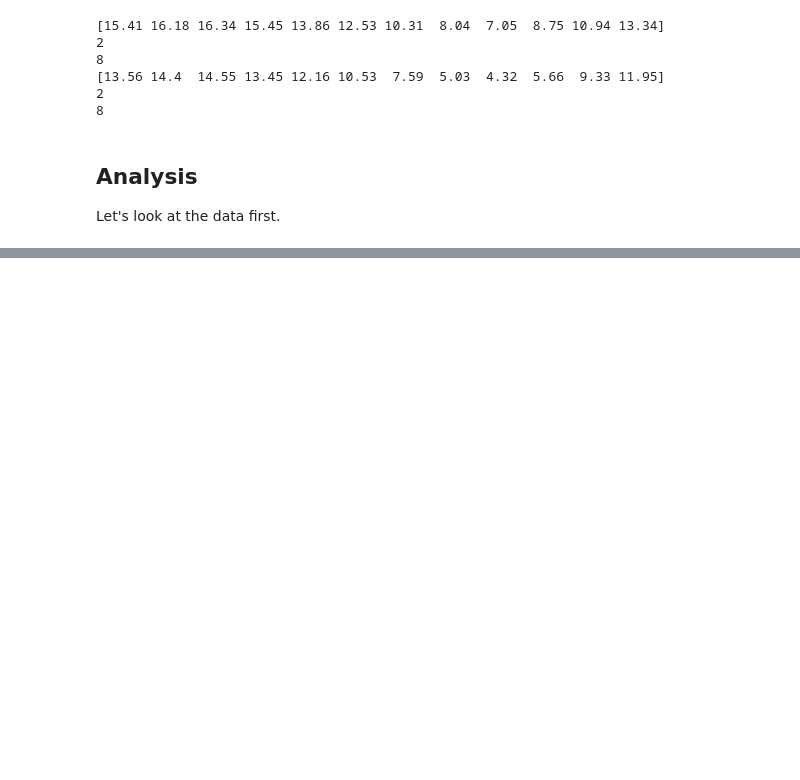
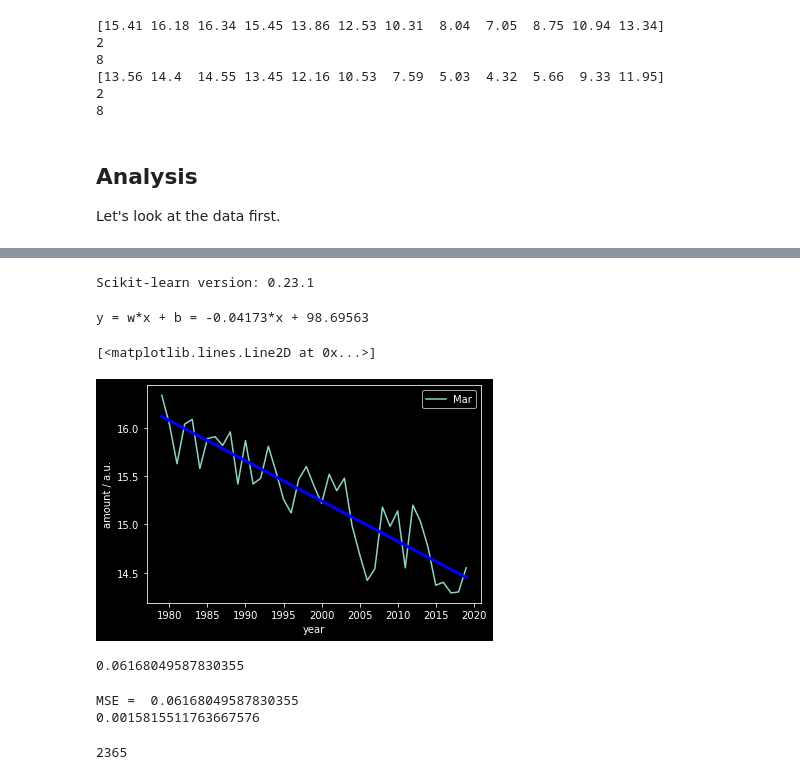
Before and after one commit to deeplearning540/deeplearning540.github.io, a Jupyter notebook: source/module-01/script.ipynb, the cells around one changed output, grey strips where cells are left out. Cells and saved outputs as stored; diff of their text form; code cells hidden in the pictures; blank space fills up the shorter version.

```diff
--- a/source/module-01/script.ipynb
+++ b/source/module-01/script.ipynb
@@ -202,0 +222,72 @@ df.plot(x="year", y="Jan", kind="line")
+# %%
+import sklearn
+print("Scikit-learn version:", sklearn.__version__)
+# %% [output]
+Scikit-learn version: 0.23.1
+# %%
+from sklearn import linear_model
+
+ytrain = df[["Mar"]].values
+xtrain = df[["year"]].values
+
+model = linear_model.LinearRegression()
+model = model.fit(xtrain, ytrain)
+print("y = w*x + b = {:2.5f}*x + {:2.5f}".format(model.coef_[0][0],
+                                                 model.intercept_[0]))
+# %% [output]
+y = w*x + b = -0.04173*x + 98.69563
+# %%
+yhat_train = model.predict(df[["year"]].values)
+
+ax = df.plot(x="year", y="Mar", kind="line")
+ax.set_ylabel("amount / a.u.")
+ax.plot(xtrain, yhat_train, color="blue", linewidth=3)
+# %% [output]
+[<matplotlib.lines.Line2D at 0x...>]
+[figure, added]
+# %%
+# before drawing any conclusions, we may want to check by something other than our eye how good our model is
+# a solid choice is the mean squared error (MSE) metric as such a goodness-of-fit metric
+#      $ MSE = \frac{1}{n} \sum^{n}_{i} (y_i - \hat{y})^2 $
+#
+# in this case, we stick to something simple as the MSE as it offers a straigth forward
+# statistical interpretation, i.e. in the limit of large numbers the expectation value of
+# MSE of an estimator $\hat{\theta}$ yields
+#
+#      $ \mathcal{E}(\hat{\theta}) = Var_{\theta}(\hat{\theta}) + Bias(\hat{\theta}, \theta)^2
+#
+
+def mse(y_, y_hat):
+    """ compute the mean squared error between y (the observations) and y_hat (the prediction) """
+
+    assert y_.shape == y_hat.shape, f"shapes of y_ and y_hat differ: {y_.shape} and {y_hat.shape}"
+
+    return ((y_ - y_hat)**2).sum()/y_.size
+
+score = mse(ytrain, yhat_train)
+print(score)
+# %% [output]
+0.06168049587830355
+# %%
+# but of course sklearn offers this as well
+from sklearn.metrics import mean_squared_error
+score = mean_squared_error(ytrain, yhat_train)
+print("MSE = ", score)
+
+# as we (implicetely) assumened normality of the observations around the
+# best fit of the linear predictor, we know that the MSE follows a $\chi^2$ distribution
+# with n-2 degrees of freedom. Here n is the number of data points we have,
+# and we subtract 2 as we were fitting 2 parameters
+
+print(score/(ytrain.size - 2))
+# This provides confidence that we produced an unbiased estimate and that
+# our variance is extremely low
+# %% [output]
+MSE =  0.06168049587830355
+0.0015815511763667576
+# %%
+# when is the ice up in March?
+end_of_ice = int(np.round(model.intercept_[0]/(-1*model.coef_[0][0])))
+print(end_of_ice)
+# %% [output]
+2365
```
Also changed, not shown: parts of 12 cells of this notebook.
